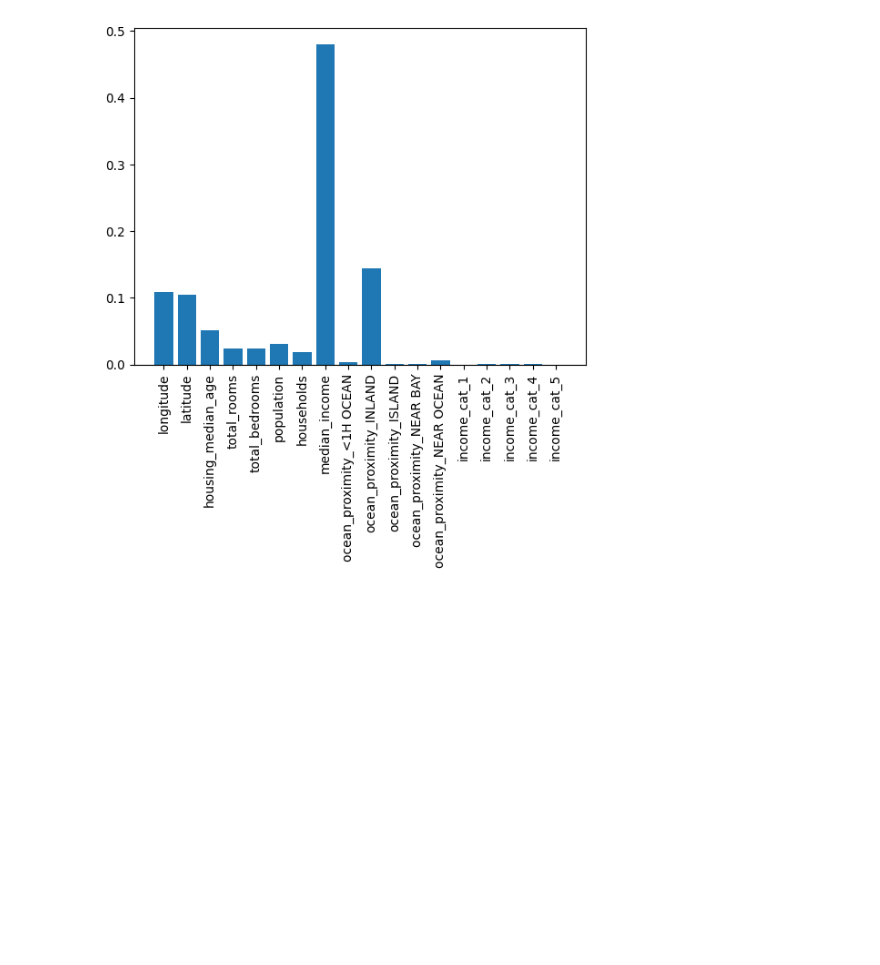
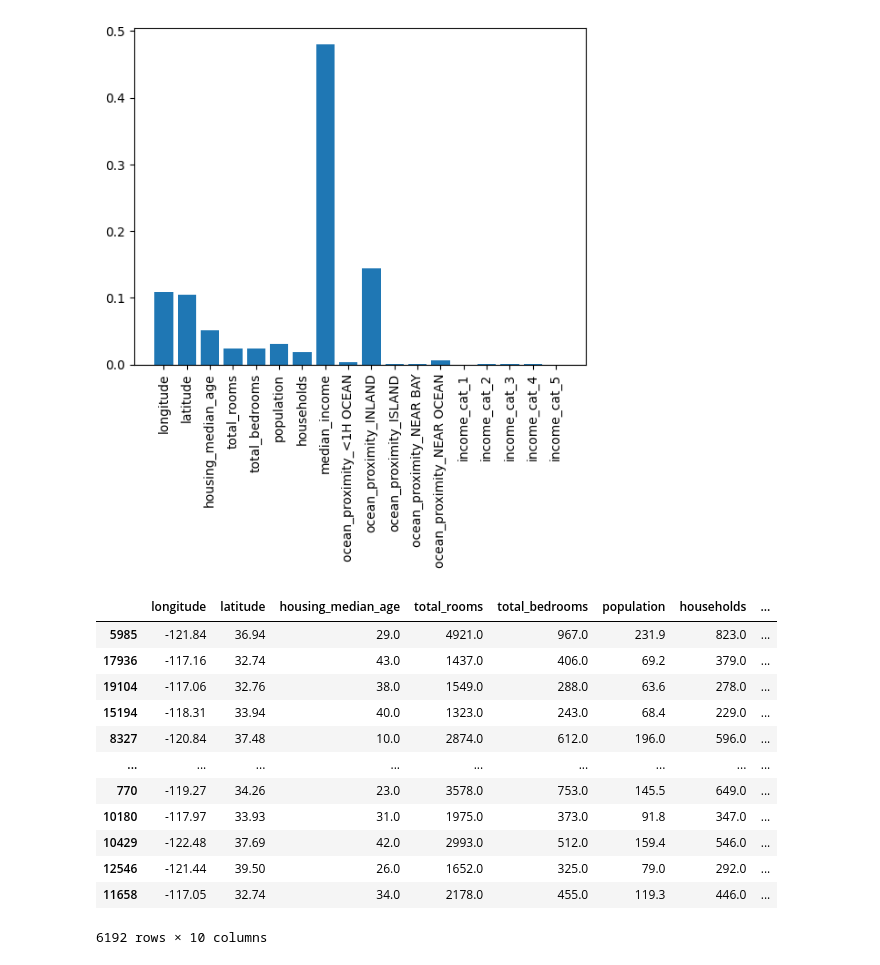
Before and after one commit to mkzia/iad_seminar_2024, a Jupyter notebook: part1.ipynb, the cells around one changed output. Saved outputs shown, nothing was run; the diff lists cells and outputs as text; code cells hidden in the pictures; blank space fills up the shorter version.

```diff
--- a/part1.ipynb
+++ b/part1.ipynb
@@ -248,0 +310,16 @@ _ = plt.xticks(rotation=90)
+# %%
+pd.read_pickle('drop10.pkl')
+# %% [output]
+|  | longitude | latitude | housing_median_age | total_rooms | total_bedrooms | population | households | ... |
+| 5985 | -121.84 | 36.94 | 29.0 | 4921.0 | 967.0 | 231.9 | 823.0 | ... |
+| 17936 | -117.16 | 32.74 | 43.0 | 1437.0 | 406.0 | 69.2 | 379.0 | ... |
+| 19104 | -117.06 | 32.76 | 38.0 | 1549.0 | 288.0 | 63.6 | 278.0 | ... |
+| 15194 | -118.31 | 33.94 | 40.0 | 1323.0 | 243.0 | 68.4 | 229.0 | ... |
+| 8327 | -120.84 | 37.48 | 10.0 | 2874.0 | 612.0 | 196.0 | 596.0 | ... |
+| ... | ... | ... | ... | ... | ... | ... | ... | ... |
+| 770 | -119.27 | 34.26 | 23.0 | 3578.0 | 753.0 | 145.5 | 649.0 | ... |
+| 10180 | -117.97 | 33.93 | 31.0 | 1975.0 | 373.0 | 91.8 | 347.0 | ... |
+| 10429 | -122.48 | 37.69 | 42.0 | 2993.0 | 512.0 | 159.4 | 546.0 | ... |
+| 12546 | -121.44 | 39.50 | 26.0 | 1652.0 | 325.0 | 79.0 | 292.0 | ... |
+| 11658 | -117.05 | 32.74 | 34.0 | 2178.0 | 455.0 | 119.3 | 446.0 | ... |
+6192 rows × 10 columns
```
Also changed, not shown: parts of 8 cells of this notebook, 8 other files.
